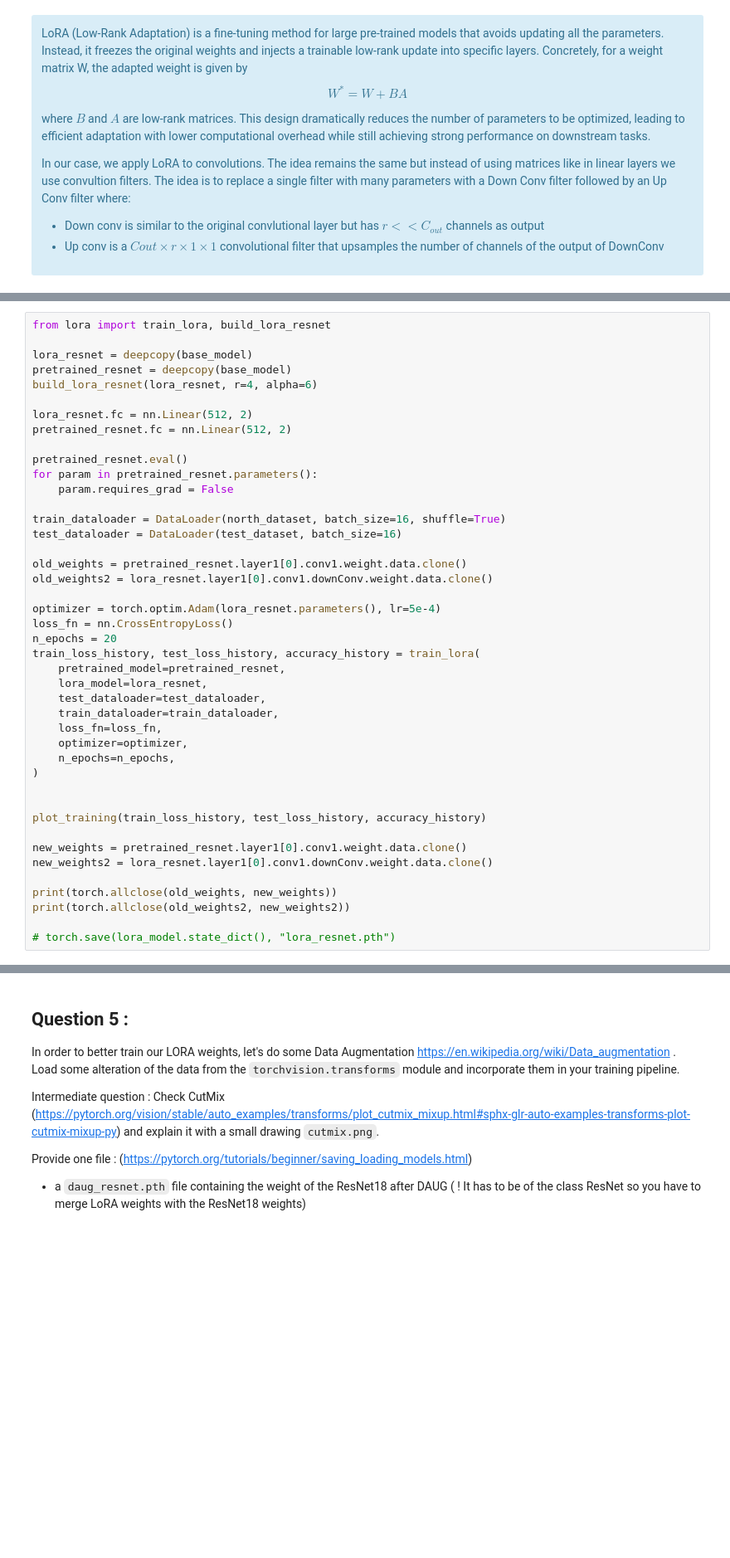
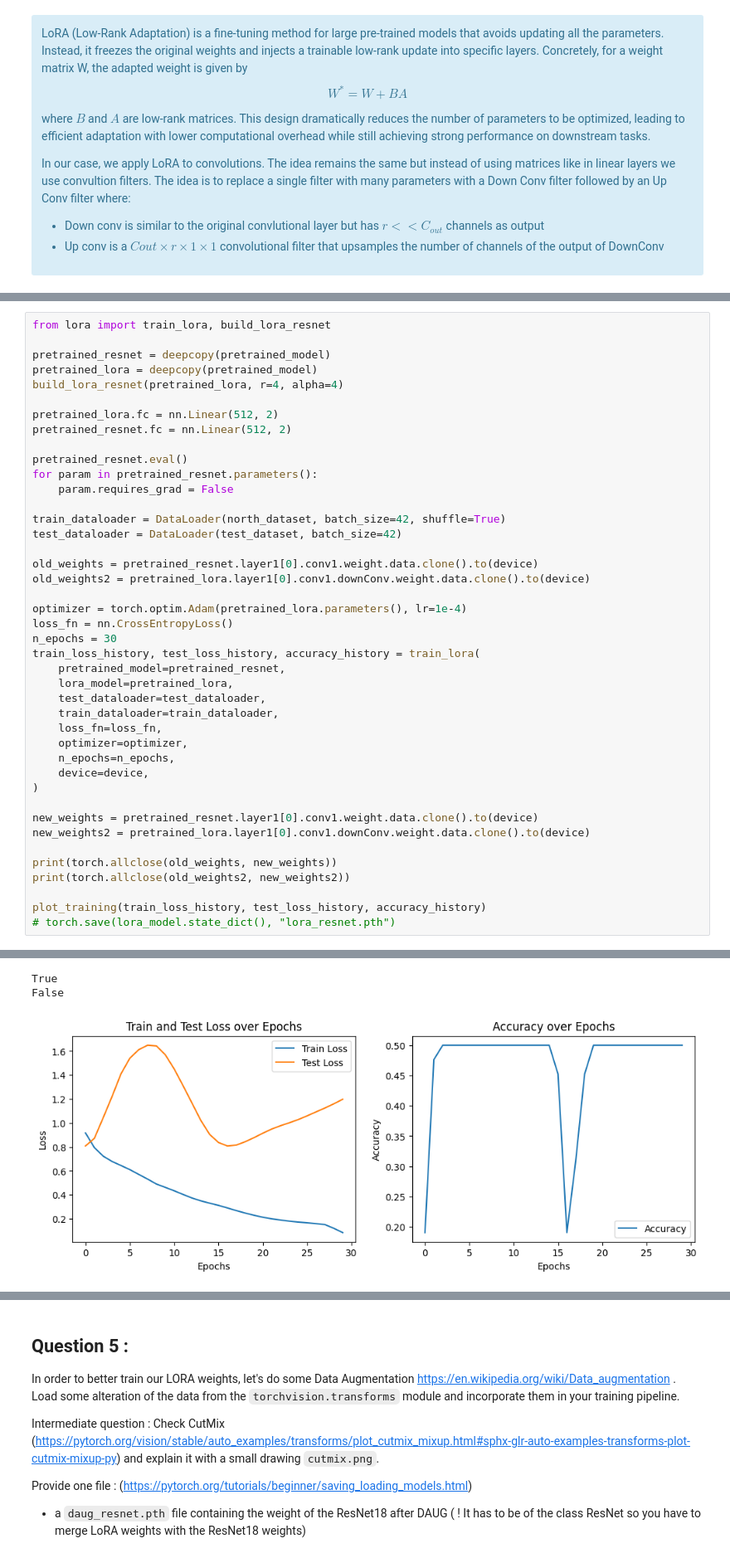
Before and after one commit to matthieuneau/deep-learning-practice, a Jupyter notebook: TP4.ipynb, the cells around one changed output, grey strips where cells are left out. Shown at 83% size. Cells and saved outputs as stored; diff of their text form; blank space fills up the shorter version.

```diff
--- a/TP4.ipynb
+++ b/TP4.ipynb
@@ -204,44 +233,43 @@ In our case, we apply LoRA to convolutions. The idea remains the same but instea
 # %%
 from lora import train_lora, build_lora_resnet
 
-lora_resnet = deepcopy(base_model)
-pretrained_resnet = deepcopy(base_model)
-build_lora_resnet(lora_resnet, r=4, alpha=6)
+pretrained_resnet = deepcopy(pretrained_model)
+pretrained_lora = deepcopy(pretrained_model)
+build_lora_resnet(pretrained_lora, r=4, alpha=4)
 
-lora_resnet.fc = nn.Linear(512, 2)
+pretrained_lora.fc = nn.Linear(512, 2)
 pretrained_resnet.fc = nn.Linear(512, 2)
 
 pretrained_resnet.eval()
 for param in pretrained_resnet.parameters():
     param.requires_grad = False
 
-train_dataloader = DataLoader(north_dataset, batch_size=16, shuffle=True)
-test_dataloader = DataLoader(test_dataset, batch_size=16)
+train_dataloader = DataLoader(north_dataset, batch_size=42, shuffle=True)
+test_dataloader = DataLoader(test_dataset, batch_size=42)
 
-old_weights = pretrained_resnet.layer1[0].conv1.weight.data.clone()
-old_weights2 = lora_resnet.layer1[0].conv1.downConv.weight.data.clone()
+old_weights = pretrained_resnet.layer1[0].conv1.weight.data.clone().to(device)
+old_weights2 = pretrained_lora.layer1[0].conv1.downConv.weight.data.clone().to(device)
 
-optimizer = torch.optim.Adam(lora_resnet.parameters(), lr=5e-4)
+optimizer = torch.optim.Adam(pretrained_lora.parameters(), lr=1e-4)
 loss_fn = nn.CrossEntropyLoss()
-n_epochs = 20
+n_epochs = 30
 train_loss_history, test_loss_history, accuracy_history = train_lora(
     pretrained_model=pretrained_resnet,
-    lora_model=lora_resnet,
+    lora_model=pretrained_lora,
     test_dataloader=test_dataloader,
     train_dataloader=train_dataloader,
     loss_fn=loss_fn,
     optimizer=optimizer,
     n_epochs=n_epochs,
+    device=device,
 )
 
-
-plot_training(train_loss_history, test_loss_history, accuracy_history)
-
-new_weights = pretrained_resnet.layer1[0].conv1.weight.data.clone()
-new_weights2 = lora_resnet.layer1[0].conv1.downConv.weight.data.clone()
+new_weights = pretrained_resnet.layer1[0].conv1.weight.data.clone().to(device)
+new_weights2 = pretrained_lora.layer1[0].conv1.downConv.weight.data.clone().to(device)
 
 print(torch.allclose(old_weights, new_weights))
 print(torch.allclose(old_weights2, new_weights2))
 
+plot_training(train_loss_history, test_loss_history, accuracy_history)
 # torch.save(lora_model.state_dict(), "lora_resnet.pth")
 # %% [output]
@@ -250,3 +289,6 @@ KeyboardInterrupt:
+True
+False
+[figure, added]
 # %%
 from torchinfo import summary
 from lora import inflate_lora, merge_models
```
Also changed, not shown: parts of 12 cells of this notebook, 46 other files.
